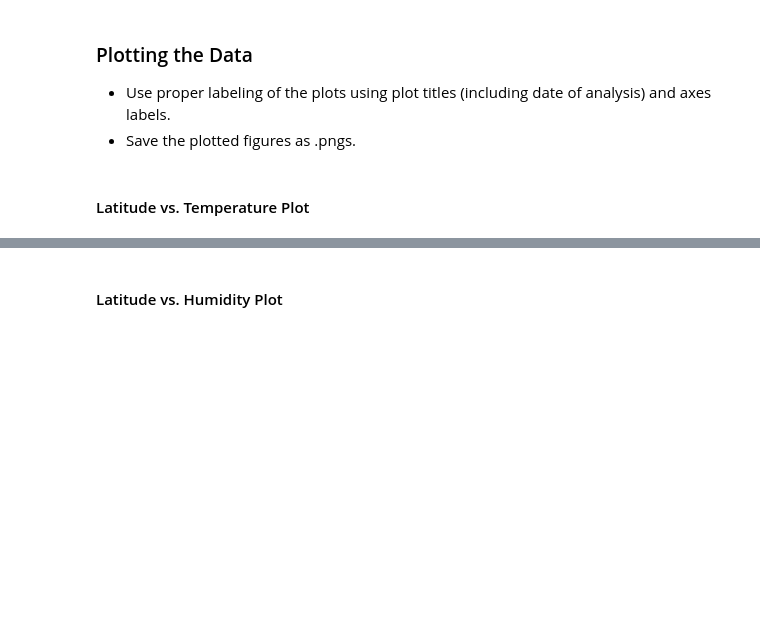
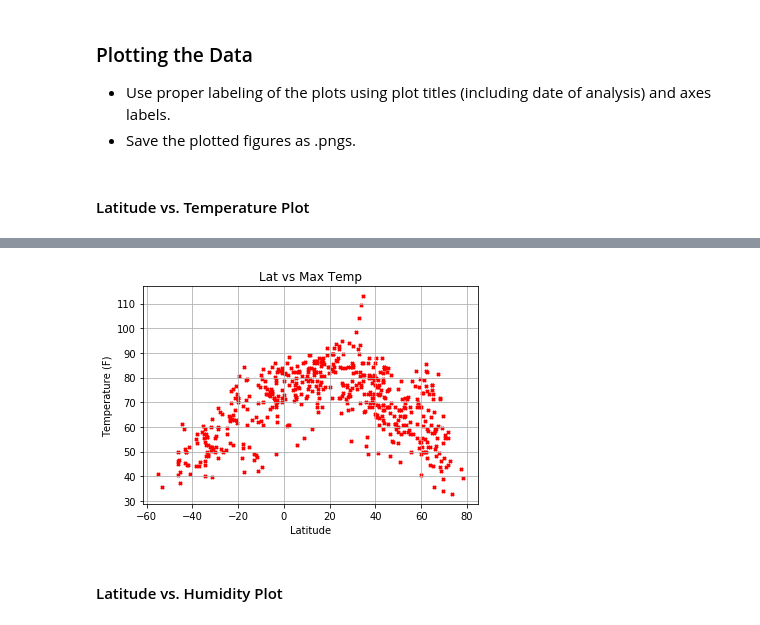
Before and after one commit to rjm3q/Python-API-Weather-Analysis, a Jupyter notebook: WeatherPy.ipynb, the cells around one changed output, grey strips where cells are left out. Saved outputs shown, nothing was run; the diff lists cells and outputs as text; code cells hidden in the pictures; blank space fills up the shorter version.

```diff
--- a/WeatherPy.ipynb
+++ b/WeatherPy.ipynb
@@ -39,7 +41,7 @@ lat_lngs = zip(lats, lngs)
 # Identify nearest city for each lat, lng combination
 for lat_lng in lat_lngs:
     city = citipy.nearest_city(lat_lng[0], lat_lng[1]).city_name
-
+    city = city.replace(" ", "%20")
     # If the city is unique, then add it to a our cities list
     if city not in cities:
         cities.append(city)
@@ -106,0 +121,7 @@ dtype: int64
+# %%
+wdict= {'County': country, 'City': city_name, 'Lat':lat, 'Long':lng,
+       'Cloud %':cloudiness, 'Wind Speed': wind_speed, 'Humidity': humidity,
+       'Max Temp':max_temp, 'Date':date}
+wdf= pd.DataFrame(wdict)
+wdf.to_csv('wdata.csv')
+wdf.head()
@@ -116,2 +141,14 @@ dtype: int64
+# %%
+pp.scatter(wdf['Lat'], wdf['Max Temp'], marker='X', s=10, c='r')
+
+pp.title('Lat vs Max Temp')
+pp.ylabel('Temperature (F)')
+pp.xlabel('Latitude')
+pp.grid(True)
+
+pp.savefig('TvL.png')
+pp.show()
+# %% [output]
+[figure, added]
 # %% [markdown]
 #### Latitude vs. Humidity Plot
```
Also changed, not shown: parts of 14 cells of this notebook, 5 other files.
